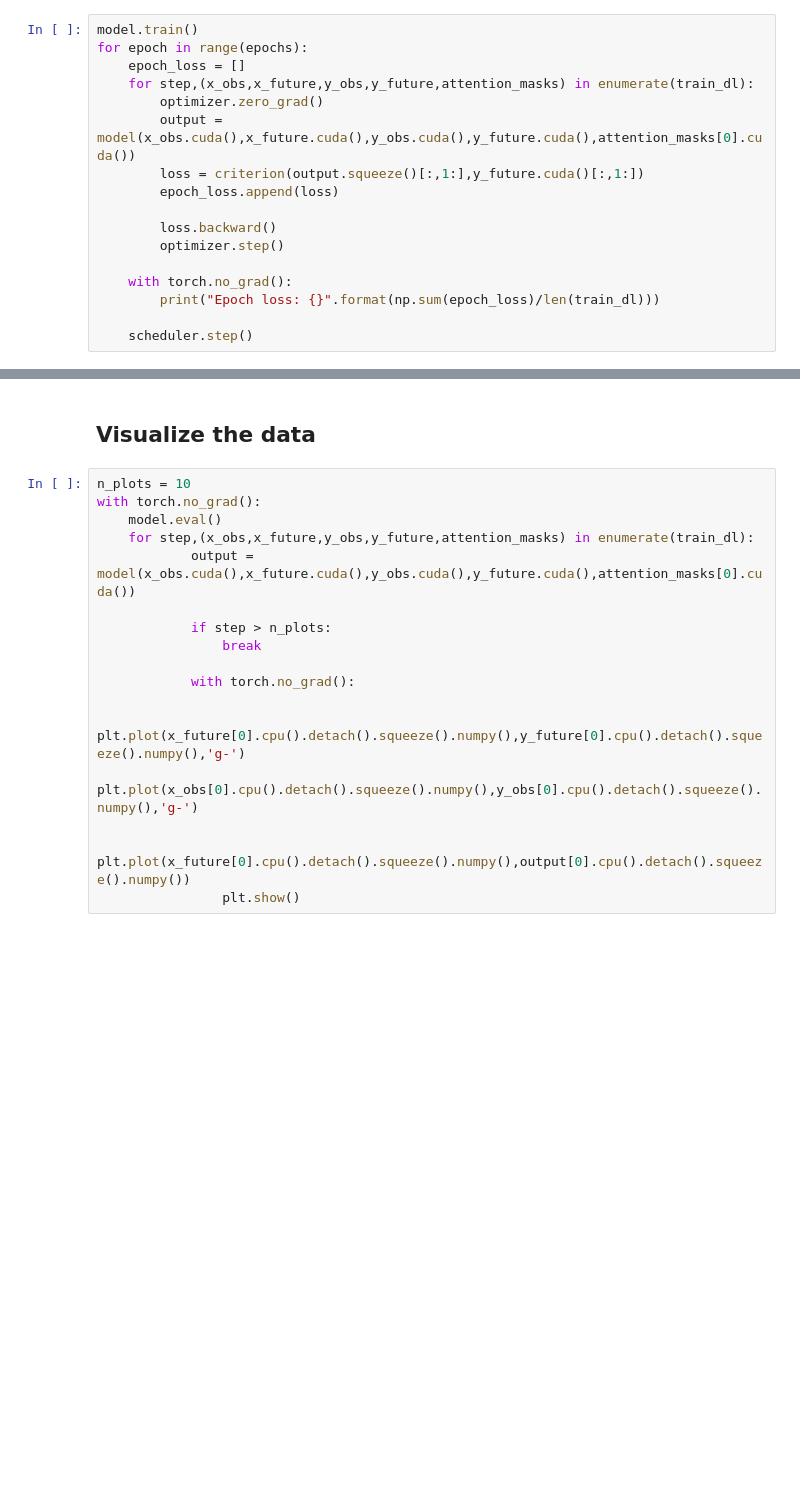
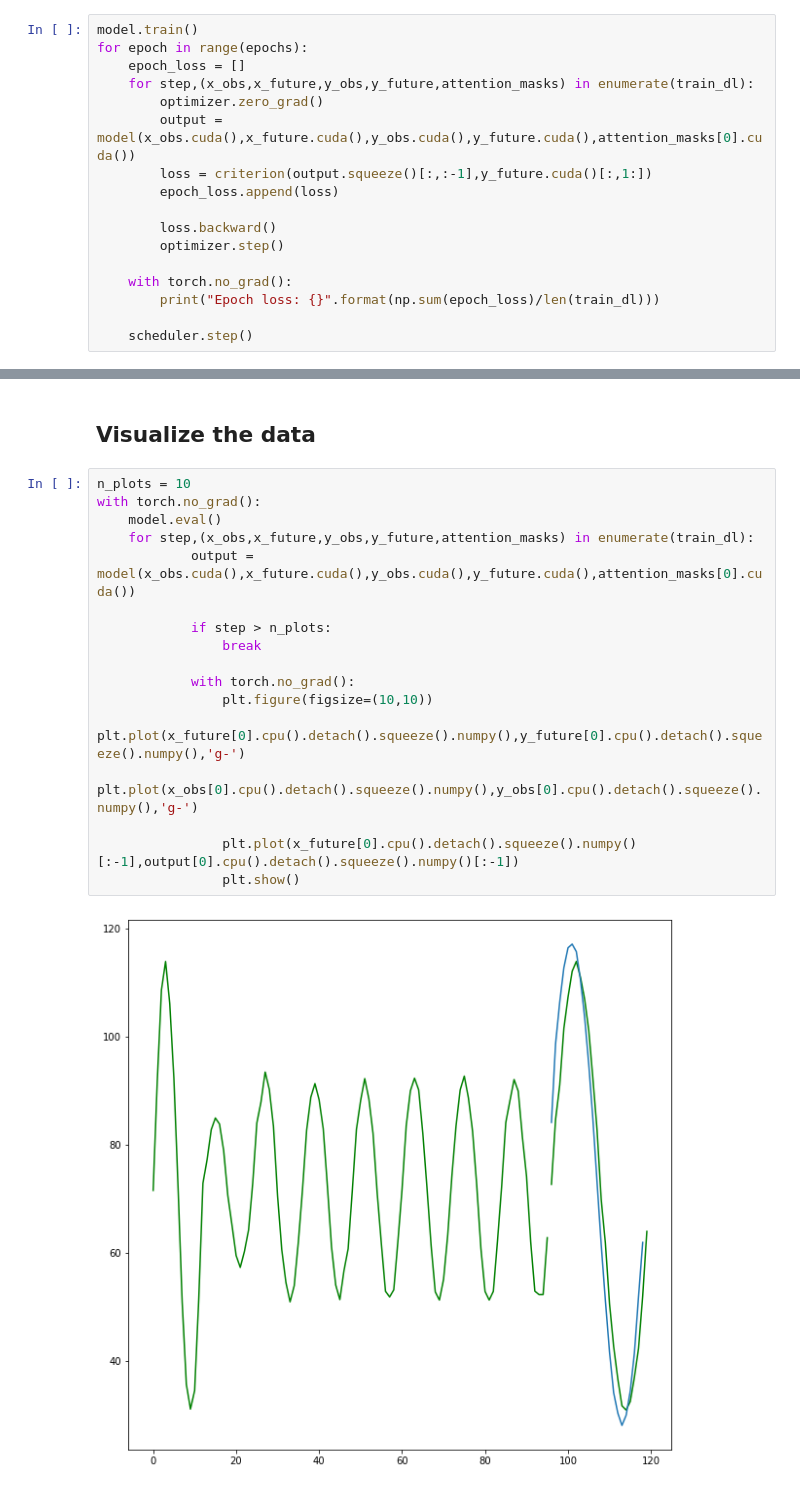
Before and after one commit to mlpotter/Transformer_Time_Series, a Jupyter notebook: Transformer_nologsparse.ipynb, the cells around one changed output, grey strips where cells are left out. Drawn from its saved outputs; the diff is of its cells as text; blank space fills up the shorter version.

```diff
--- a/Transformer_nologsparse.ipynb
+++ b/Transformer_nologsparse.ipynb
@@ -81,7 +81,7 @@ for epoch in range(epochs):
     for step,(x_obs,x_future,y_obs,y_future,attention_masks) in enumerate(train_dl):
         optimizer.zero_grad()
         output = model(x_obs.cuda(),x_future.cuda(),y_obs.cuda(),y_future.cuda(),attention_masks[0].cuda())
-        loss = criterion(output.squeeze()[:,1:],y_future.cuda()[:,1:])
+        loss = criterion(output.squeeze()[:,:-1],y_future.cuda()[:,1:])
         epoch_loss.append(loss)
 
         loss.backward()
@@ -96,17 +113,19 @@ for epoch in range(epochs):
 # %%
 n_plots = 10
 with torch.no_grad():
     model.eval()
     for step,(x_obs,x_future,y_obs,y_future,attention_masks) in enumerate(train_dl):
             output = model(x_obs.cuda(),x_future.cuda(),y_obs.cuda(),y_future.cuda(),attention_masks[0].cuda())
 
             if step > n_plots:
                 break
 
             with torch.no_grad():
-
+                plt.figure(figsize=(10,10))
                 plt.plot(x_future[0].cpu().detach().squeeze().numpy(),y_future[0].cpu().detach().squeeze().numpy(),'g-')
                 plt.plot(x_obs[0].cpu().detach().squeeze().numpy(),y_obs[0].cpu().detach().squeeze().numpy(),'g-')
 
-                plt.plot(x_future[0].cpu().detach().squeeze().numpy(),output[0].cpu().detach().squeeze().numpy())
+                plt.plot(x_future[0].cpu().detach().squeeze().numpy()[:-1],output[0].cpu().detach().squeeze().numpy()[:-1])
                 plt.show()
+# %% [output]
+[figure, added]
```
Also changed, not shown: parts of 2 cells of this notebook.
